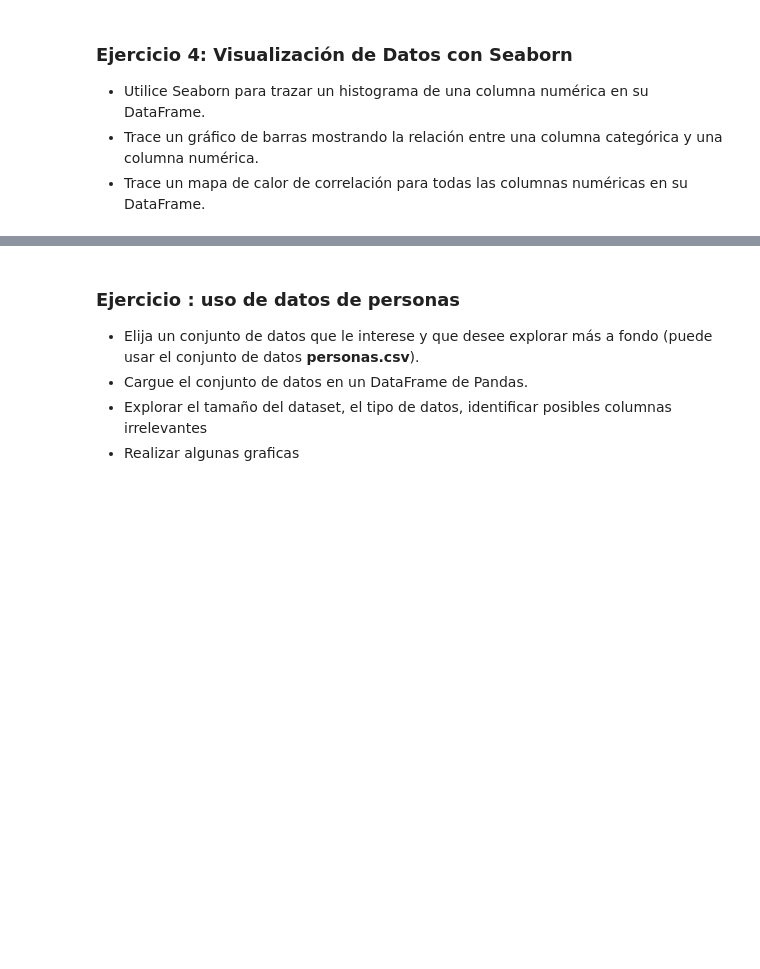
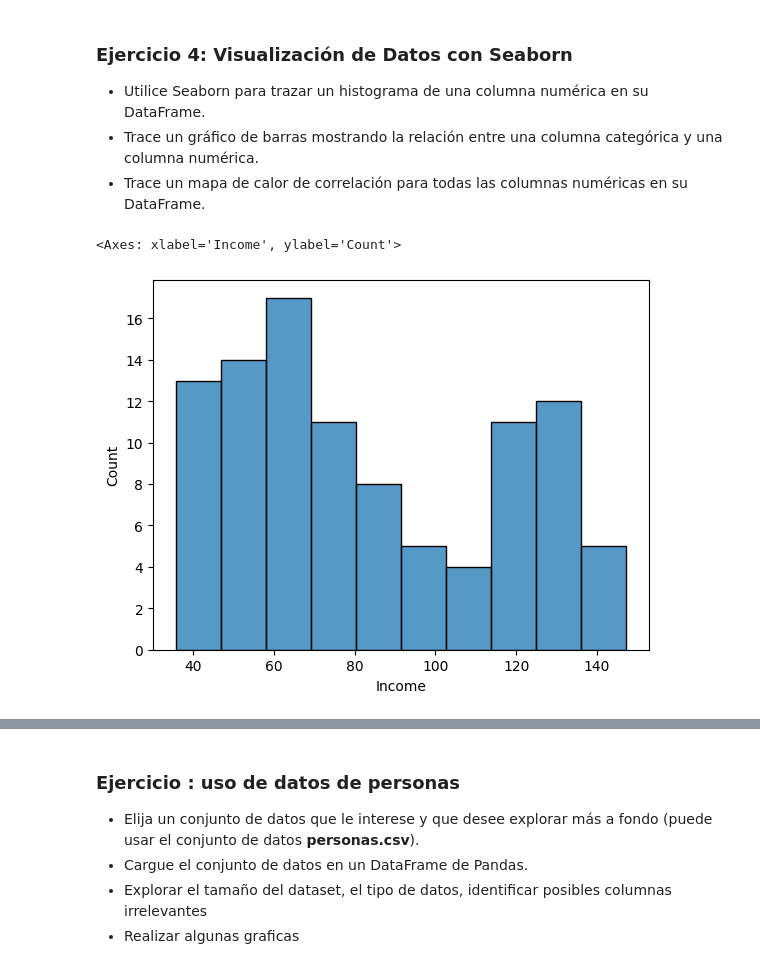
Before and after one commit to SimonGarcia01/ai-course, a Jupyter notebook: Python Review/4_ejercicios.ipynb, the cells around one changed output, grey strips where cells are left out. Cells and saved outputs as stored; diff of their text form; code cells hidden in the pictures; blank space fills up the shorter version.

````diff
--- a/Python Review/4_ejercicios.ipynb
+++ b/Python Review/4_ejercicios.ipynb
@@ -40,3 +99,6 @@ drive.mount('/content/drive')
 root = "/content/drive/My Drive/"
 
 ```
+# %%
+df = pd.read_csv("artificial.csv")
+df
@@ -45,3 +139,8 @@ root = "/content/drive/My Drive/"
 - Utilice Seaborn para trazar un histograma de una columna numérica en su DataFrame.
 - Trace un gráfico de barras mostrando la relación entre una columna categórica y una columna numérica.
 - Trace un mapa de calor de correlación para todas las columnas numéricas en su DataFrame.
+# %%
+sns.histplot(df["Income"], bins=10)
+# %% [output]
+<Axes: xlabel='Income', ylabel='Count'>
+[figure, added]
````
Also changed, not shown: parts of 14 cells of this notebook, 1 other file.
